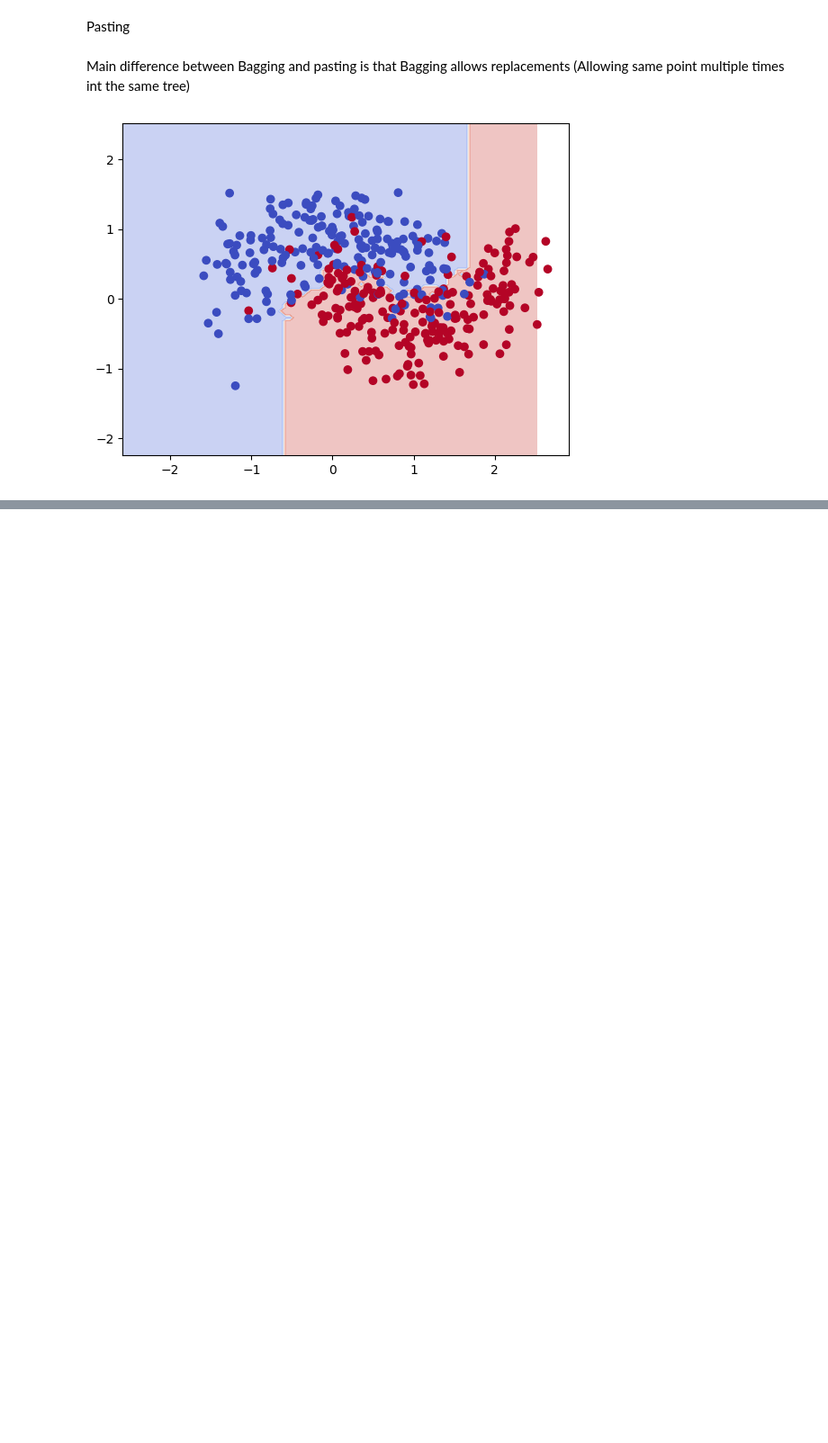
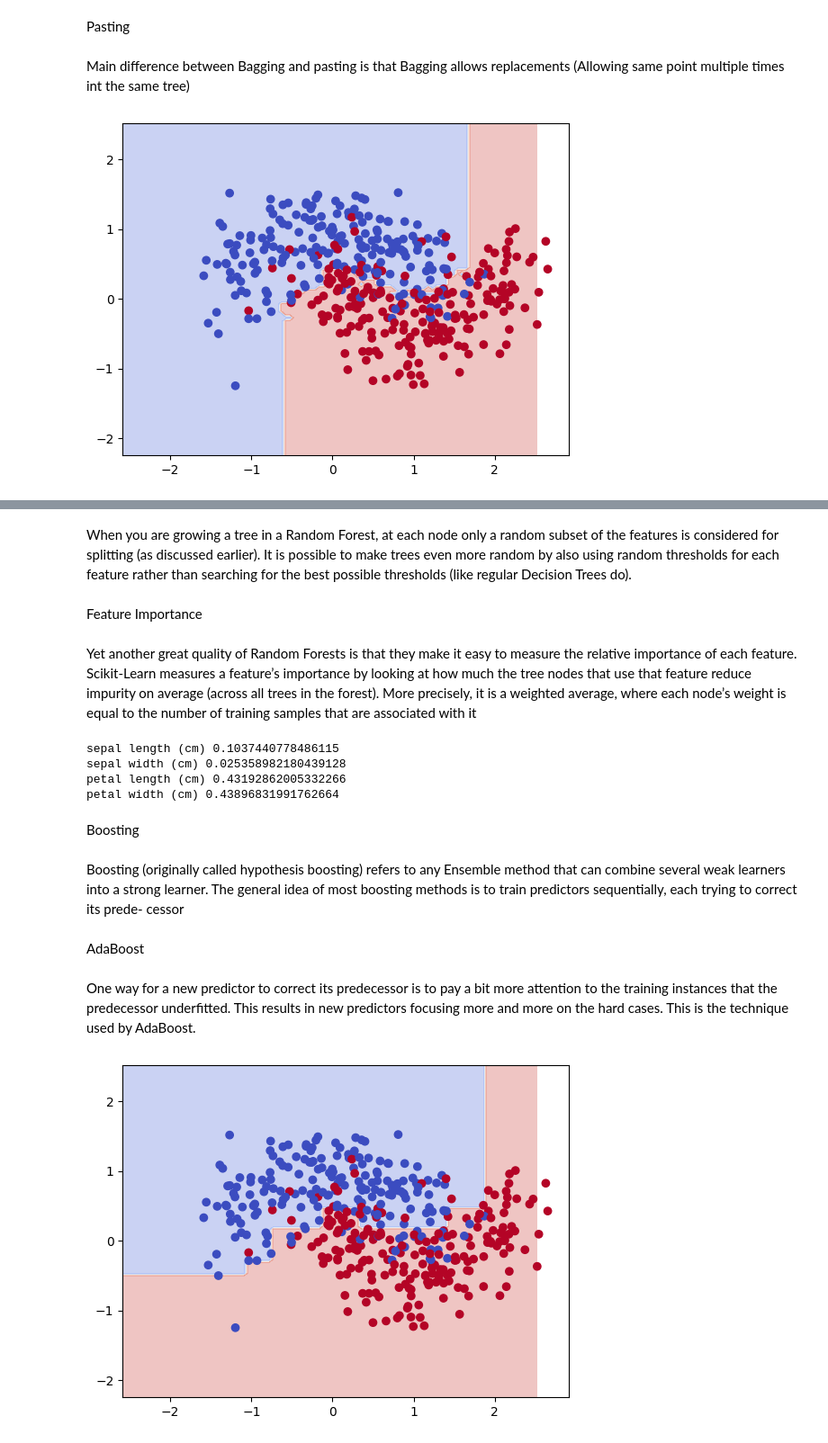
Before and after one commit to Amith1434/ML_Book_Journy, a Jupyter notebook: Chapter_7(Ensemble Learning and Random Forests).ipynb, the cells around one changed output, grey strips where cells are left out. Shown at 90% size. Cells and saved outputs as stored; diff of their text form; code cells hidden in the pictures; blank space fills up the shorter version.

```diff
--- a/Chapter_7(Ensemble Learning and Random Forests).ipynb
+++ b/Chapter_7(Ensemble Learning and Random Forests).ipynb
@@ -157,0 +255,61 @@ plt.show()
+# %% [markdown]
+When you are growing a tree in a Random Forest, at each node only a random subset
+of the features is considered for splitting (as discussed earlier). It is possible to make
+trees even more random by also using random thresholds for each feature rather than
+searching for the best possible thresholds (like regular Decision Trees do).
+# %% [markdown]
+Feature Importance
+# %% [markdown]
+Yet another great quality of Random Forests is that they make it easy to measure the
+relative importance of each feature. Scikit-Learn measures a feature’s importance by
+looking at how much the tree nodes that use that feature reduce impurity on average
+(across all trees in the forest). More precisely, it is a weighted average, where each
+node’s weight is equal to the number of training samples that are associated with it
+# %%
+from sklearn.datasets import load_iris
+iris = load_iris()
+rnd_clf = RandomForestClassifier(n_estimators = 500, n_jobs =-1)
+rnd_clf.fit(iris["data"],iris['target'])
+for name, score in zip(iris["feature_names"],rnd_clf.feature_importances_):
+    print(name,score)
+# %% [output]
+sepal length (cm) 0.1037440778486115
+sepal width (cm) 0.025358982180439128
+petal length (cm) 0.43192862005332266
+petal width (cm) 0.43896831991762664
+# %% [markdown]
+Boosting
+# %% [markdown]
+Boosting (originally called hypothesis boosting) refers to any Ensemble method that
+can combine several weak learners into a strong learner. The general idea of most
+boosting methods is to train predictors sequentially, each trying to correct its prede‐
+cessor
+# %% [markdown]
+AdaBoost
+# %% [markdown]
+One way for a new predictor to correct its predecessor is to pay a bit more attention
+to the training instances that the predecessor underfitted. This results in new predictors focusing more and more on the hard cases. This is the technique used by AdaBoost.
+# %%
+from sklearn.ensemble import AdaBoostClassifier
+ada_clf = AdaBoostClassifier(
+    estimator=DecisionTreeClassifier(max_depth=1),
+    n_estimators=200,
+    learning_rate=0.5
+)
+ada_clf.fit(X_train,y_train)
+X0_min, X0_max = X[:,0].min() - 1, X[:,1].max() + 1
+X1_min, X1_max = X[:,1].min() - 1, X[:,1].max() + 1
+xx, yy = np.meshgrid(
+    np.linspace(X0_min,X0_max,100),
+    np.linspace(X1_min, X1_max, 100)
+)
+
+X_new = np.c_[xx.ravel(),yy.ravel()]
+y_pred = ada_clf.predict(X_new)
+y_pred = y_pred.reshape(xx.shape)
+
+plt.contourf(xx,yy,y_pred,alpha = .3, cmap ="coolwarm")
+plt.scatter(X[:,0],X[:,1], c= y, cmap = 'coolwarm')
+plt.show()
+# %% [output]
+[figure, added]
```
Also changed, not shown: parts of 34 cells of this notebook.
